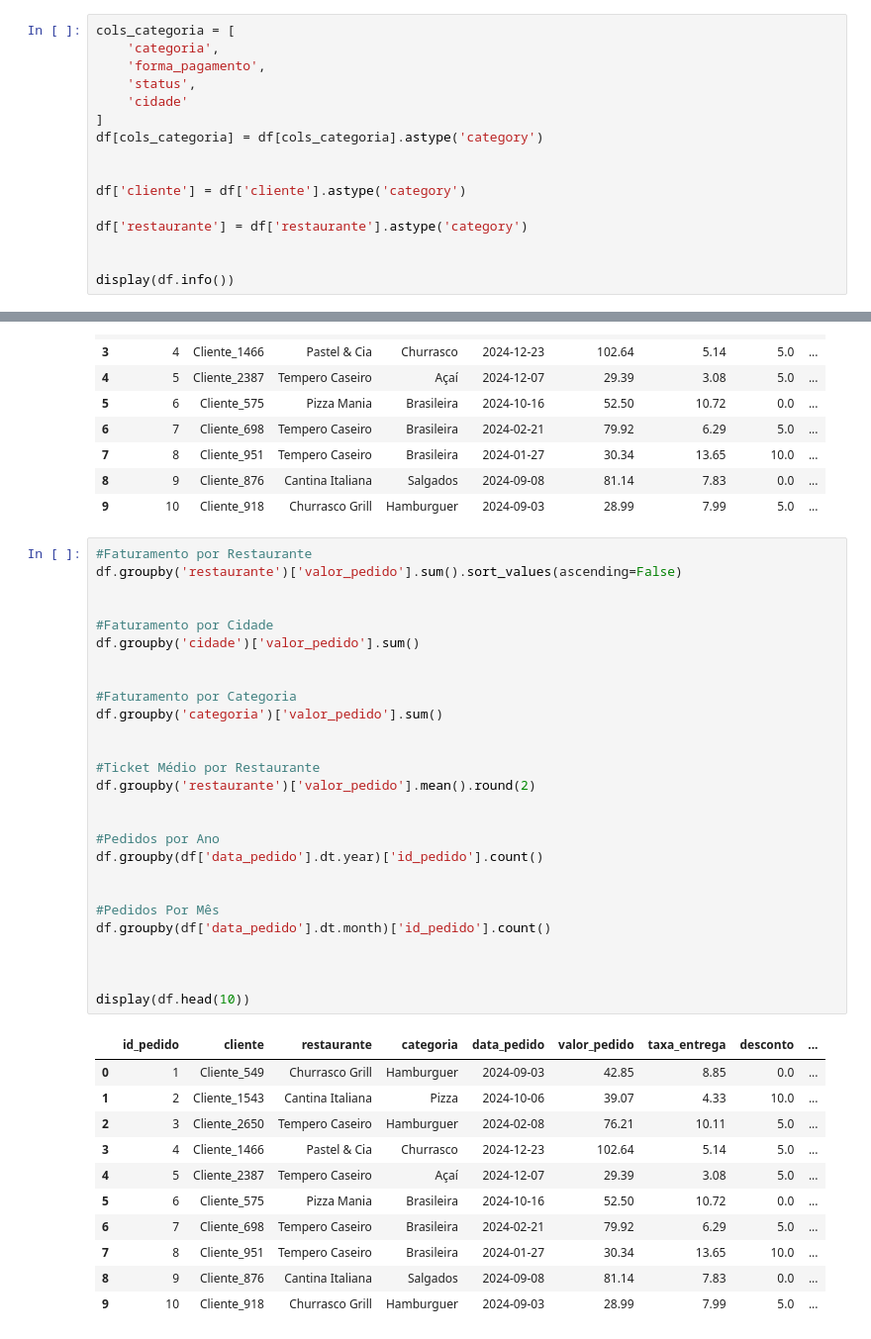
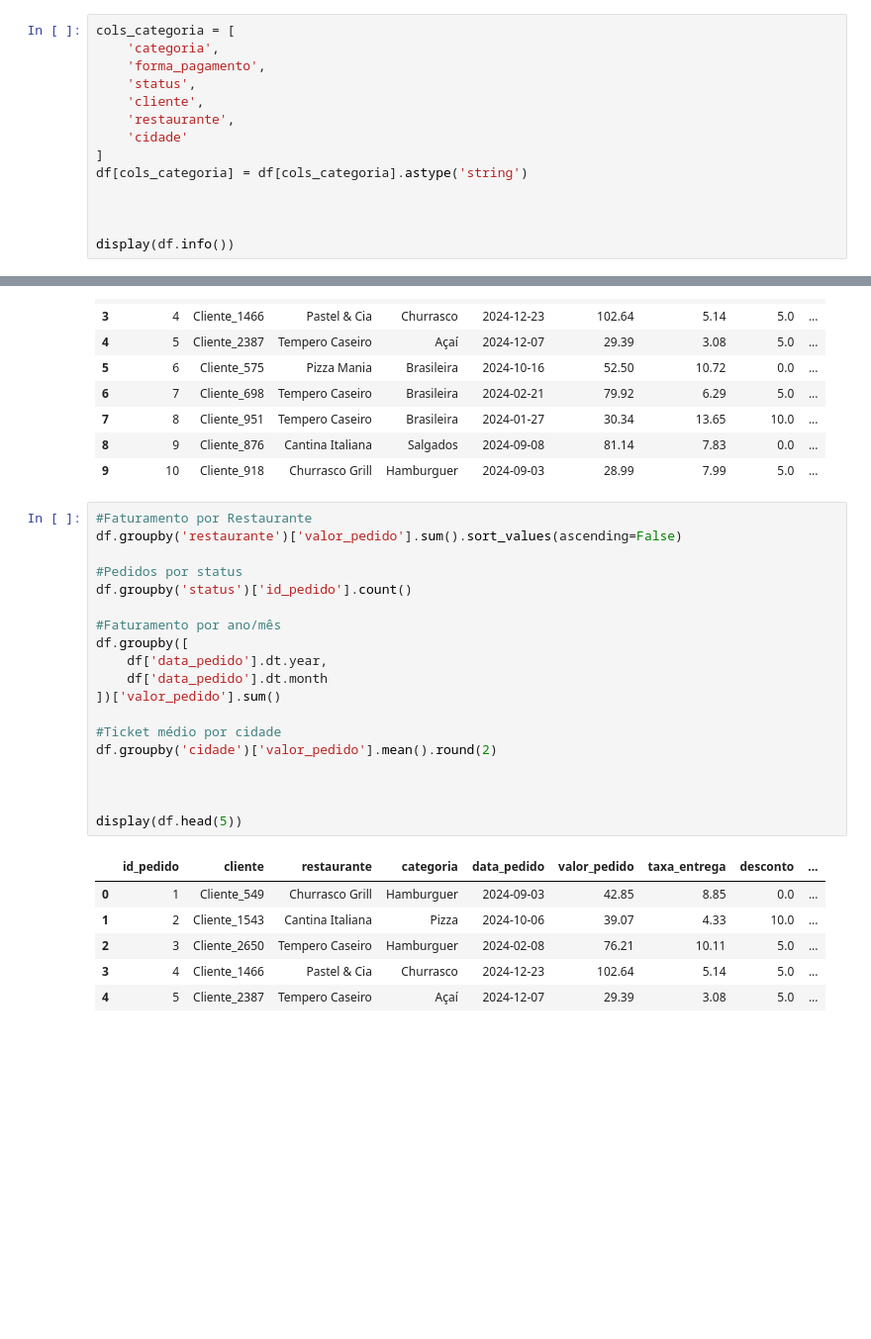
Before and after one commit to aneguimaraestf/CursoSenac20250791, a Jupyter notebook: Atividade - Pandas e Matplotlib/Resolução_Atividade.ipynb, the cells around one changed output, grey strips where cells are left out. Shown at 99% size. Cells and saved outputs as stored; diff of their text form; blank space fills up the shorter version.

```diff
--- a/Atividade - Pandas e Matplotlib/Resolução_Atividade.ipynb
+++ b/Atividade - Pandas e Matplotlib/Resolução_Atividade.ipynb
@@ -129,14 +129,12 @@ cols_categoria = [
     'categoria',
     'forma_pagamento',
     'status',
+    'cliente',
+    'restaurante',
     'cidade'
 ]
-df[cols_categoria] = df[cols_categoria].astype('category')
+df[cols_categoria] = df[cols_categoria].astype('string')
 
-
-df['cliente'] = df['cliente'].astype('category')
-
-df['restaurante'] = df['restaurante'].astype('category')
 
 
 display(df.info())
@@ -254,39 +249,26 @@ display(df.head(10))
 # %%
 #Faturamento por Restaurante
 df.groupby('restaurante')['valor_pedido'].sum().sort_values(ascending=False)
 
+#Pedidos por status
+df.groupby('status')['id_pedido'].count()
 
-#Faturamento por Cidade
-df.groupby('cidade')['valor_pedido'].sum()
+#Faturamento por ano/mês
+df.groupby([
+    df['data_pedido'].dt.year,
+    df['data_pedido'].dt.month
+])['valor_pedido'].sum()
 
-
-#Faturamento por Categoria
-df.groupby('categoria')['valor_pedido'].sum()
-
-
-#Ticket Médio por Restaurante
-df.groupby('restaurante')['valor_pedido'].mean().round(2)
-
-
-#Pedidos por Ano
-df.groupby(df['data_pedido'].dt.year)['id_pedido'].count()
-
-
-#Pedidos Por Mês
-df.groupby(df['data_pedido'].dt.month)['id_pedido'].count()
+#Ticket médio por cidade
+df.groupby('cidade')['valor_pedido'].mean().round(2)
 
 
 
-display(df.head(10))
+display(df.head(5))
 # %% [output]
 |  | id_pedido | cliente | restaurante | categoria | data_pedido | valor_pedido | taxa_entrega | desconto | ... |
 | 0 | 1 | Cliente_549 | Churrasco Grill | Hamburguer | 2024-09-03 | 42.85 | 8.85 | 0.0 | ... |
 | 1 | 2 | Cliente_1543 | Cantina Italiana | Pizza | 2024-10-06 | 39.07 | 4.33 | 10.0 | ... |
 | 2 | 3 | Cliente_2650 | Tempero Caseiro | Hamburguer | 2024-02-08 | 76.21 | 10.11 | 5.0 | ... |
 | 3 | 4 | Cliente_1466 | Pastel & Cia | Churrasco | 2024-12-23 | 102.64 | 5.14 | 5.0 | ... |
 | 4 | 5 | Cliente_2387 | Tempero Caseiro | Açaí | 2024-12-07 | 29.39 | 3.08 | 5.0 | ... |
-| 5 | 6 | Cliente_575 | Pizza Mania | Brasileira | 2024-10-16 | 52.50 | 10.72 | 0.0 | ... |
-| 6 | 7 | Cliente_698 | Tempero Caseiro | Brasileira | 2024-02-21 | 79.92 | 6.29 | 5.0 | ... |
-| 7 | 8 | Cliente_951 | Tempero Caseiro | Brasileira | 2024-01-27 | 30.34 | 13.65 | 10.0 | ... |
-| 8 | 9 | Cliente_876 | Cantina Italiana | Salgados | 2024-09-08 | 81.14 | 7.83 | 0.0 | ... |
-| 9 | 10 | Cliente_918 | Churrasco Grill | Hamburguer | 2024-09-03 | 28.99 | 7.99 | 5.0 | ... |
```
Also changed, not shown: parts of 5 cells of this notebook.
